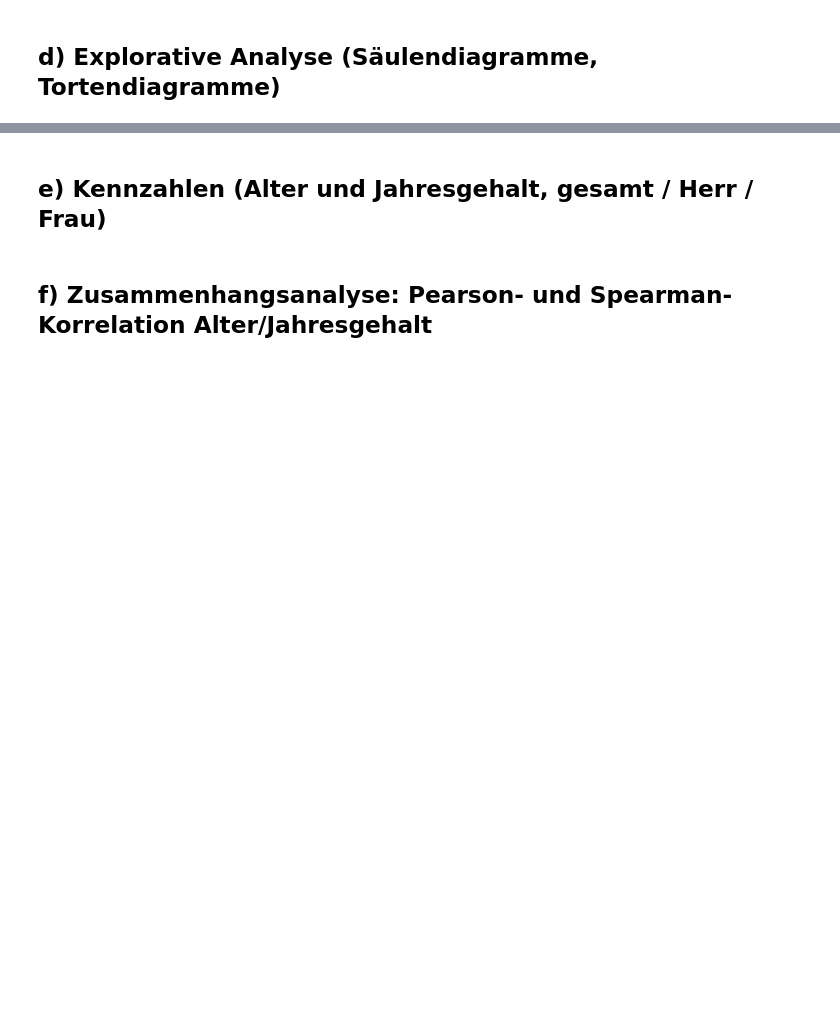
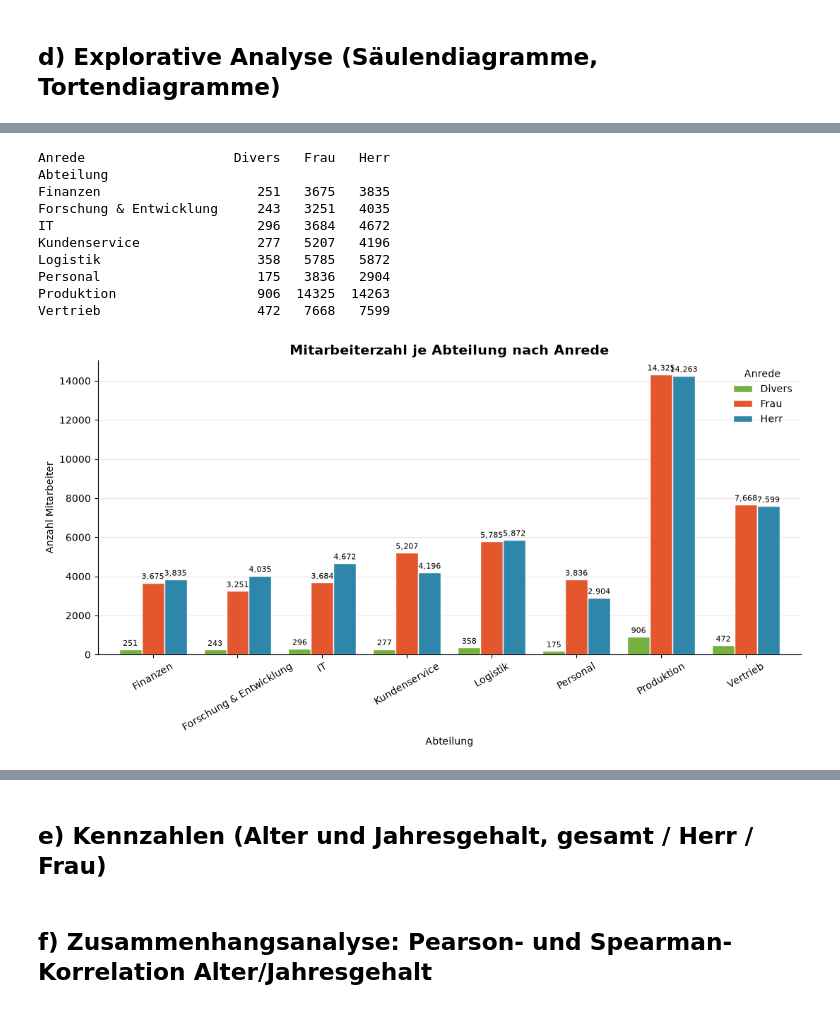
Before and after one commit to LukasBade/Statistics, a Jupyter notebook: Files/Aufgaben_NANUAG_Gruppe02.ipynb, the cells around one changed output, grey strips where cells are left out. Saved outputs shown, nothing was run; the diff lists cells and outputs as text; code cells hidden in the pictures; blank space fills up the shorter version.

```diff
--- a/Files/Aufgaben_NANUAG_Gruppe02.ipynb
+++ b/Files/Aufgaben_NANUAG_Gruppe02.ipynb
@@ -119,0 +307,37 @@ gehalt_bereinigt = gehalt_bereinigt[~gehalts_ausreißer]
+# %%
+tabelle_abt = pd.crosstab(gehalt_bereinigt["Abteilung"], gehalt_bereinigt["Anrede"])
+print(tabelle_abt)
+
+farben = {"Frau": "#E4572E", "Herr": "#2E86AB", "Divers": "#76B041"}
+farben_liste = [farben[spalte] for spalte in tabelle_abt.columns]
+
+#ax = achsensystem
+ax = tabelle_abt.plot(kind="bar", figsize=(11, 6), color=farben_liste, width=0.8, edgecolor="white")
+
+for container in ax.containers:
+    ax.bar_label(container, fmt="{:,.0f}".format, fontsize=8, padding=2)
+
+ax.set_title("Mitarbeiterzahl je Abteilung nach Anrede", fontsize=14, fontweight="bold")
+ax.set_xlabel("Abteilung")
+ax.set_ylabel("Anzahl Mitarbeiter")
+ax.tick_params(axis="x", rotation=30)
+
+ax.grid(axis="y", alpha=0.3)
+ax.set_axisbelow(True)
+ax.spines[["top", "right"]].set_visible(False)
+ax.legend(title="Anrede", frameon=False)
+
+plt.tight_layout()
+plt.show()
+# %% [output]
+Anrede                   Divers   Frau   Herr
+Abteilung
+Finanzen                    251   3675   3835
+Forschung & Entwicklung     243   3251   4035
+IT                          296   3684   4672
+Kundenservice               277   5207   4196
+Logistik                    358   5785   5872
+Personal                    175   3836   2904
+Produktion                  906  14325  14263
+Vertrieb                    472   7668   7599
+[figure, added]
```
Also changed, not shown: parts of 11 cells of this notebook.
